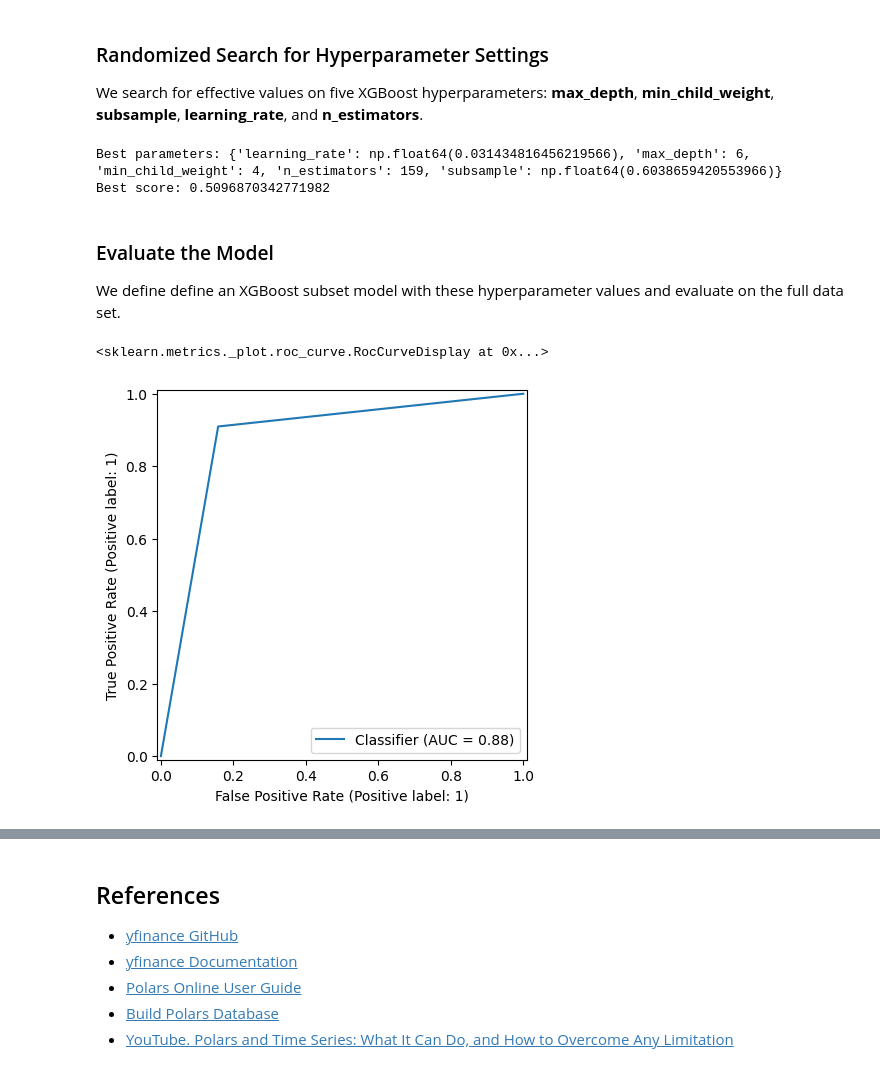
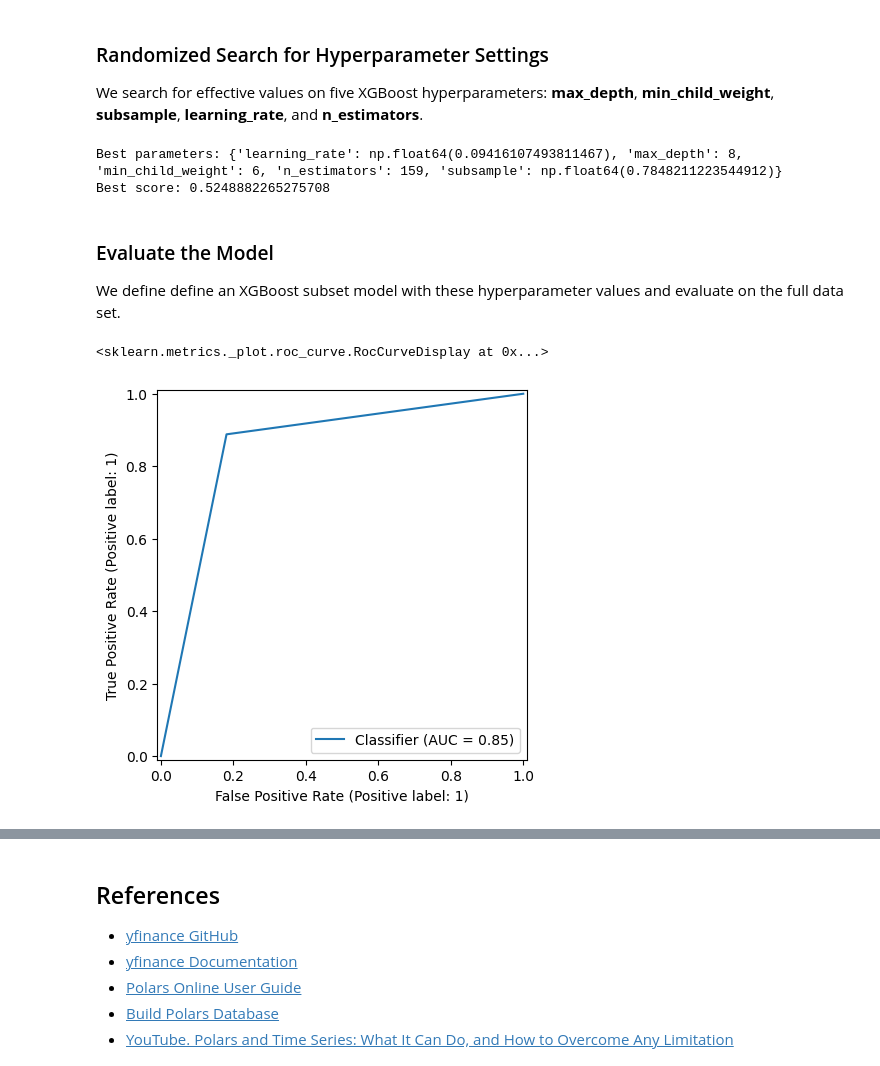
Before and after one commit to abhisuj/MSDS-451-Programming-Assignment1, a Jupyter notebook: 451_pa1_bitcoin_future.ipynb, the cells around one changed output, grey strips where cells are left out. Drawn from its saved outputs; the diff is of its cells as text; code cells hidden in the pictures.

```diff
--- a/451_pa1_bitcoin_future.ipynb
+++ b/451_pa1_bitcoin_future.ipynb
@@ -161,8 +164,8 @@ for lag in range(1, 4):
         pl.when(pl.col(delta_col) > 0).then(pl.col(delta_col)).otherwise(0).alias(gain_col),
         pl.when(pl.col(delta_col) < 0).then(-pl.col(delta_col)).otherwise(0).alias(loss_col)
     ]).with_columns([
-         pl.col(gain_col).ewm_mean(span=28, adjust=False).alias(gain_col),
-         pl.col(loss_col).ewm_mean(span=28, adjust=False).alias(loss_col)
+         pl.col(gain_col).ewm_mean(span=14, adjust=False).alias(gain_col),
+         pl.col(loss_col).ewm_mean(span=14, adjust=False).alias(loss_col)
     ]).with_columns([
         (pl.col(gain_col) / pl.col(loss_col)).alias(rs_col)
     ]).with_columns([
@@ -311,3 +314,18 @@ scaler = StandardScaler()
 X = scaler.fit_transform(np.array(X))
 # %% [output]
 Feature names correspond to Numpy array columns: ['CloseLag1', 'CloseLag2', 'CloseLag3', 'HMLLag1', 'HMLLag2', 'HMLLag3', 'OMCLag1', 'OMCLag2', 'OMCLag3', 'VolumeLag1', 'VolumeLag2', 'VolumeLag3', 'Cl ...
+# %%
+# Select Features for the Model, exclude current day price variables ... no "leakage"
+# note for moving averages, we have excluded the current day, and provide a 10-day gap
+# so these may be included in the set
+X = btc.drop(['Date', 'LogReturn', 'Target', 'Open', 'High', 'Low', 'Close', 'Volume', 'HML', 'OMC'])
+# Convert to numpy array before standardization
+X_np = np.array(X)
+featureNames = X.columns # Keep track of feature names before standardization
+
+# Standardize features
+scaler = StandardScaler()
+X_scaled = scaler.fit_transform(X_np)
+
+print("Feature names corresponding to standardized Numpy array columns:", featureNames)
+print("Shape of standardized features:", X_scaled.shape)
@@ -430,0 +412,19 @@ shape: (5, 7)
+# %%
+# Based on the AIC results (assuming the sorted output from cell aPpWKfnBWwTz),
+# select the indices of the features for the subset.
+# For example, if the best AIC had feature indices 2, 5, 8, 11, 14
+selected_feature_indices = [2, 5, 8, 11, 14, 16] # Replace with the actual indices from your AIC results
+
+# Select the subset of standardized features using the selected indices
+X_subset_scaled = X_scaled[:, selected_feature_indices]
+
+# Optional: print the names of the selected features
+selected_feature_names = [featureNames[i] for i in selected_feature_indices]
+print("Selected Features:", selected_feature_names)
+
+# You can also create a Polars DataFrame from the subset for easier viewing of values
+# X_subset_polars = pl.DataFrame(X_subset_scaled, schema=selected_feature_names)
+# print(X_subset_polars.head())
+
+# Use X_subset_scaled for subsequent model training and evaluation
+X = X_subset_scaled
@@ -558,26 +575,28 @@ random_search = RandomizedSearchCV(
     n_jobs=-1 # Use all available cores
 )
 
+# Use the standardized features X for randomized search
 random_search.fit(X, y)
 
 print("Best parameters:", random_search.best_params_)
 print("Best score:", random_search.best_score_)
 # %% [output]
-Best parameters: {'learning_rate': np.float64(0.031434816456219566), 'max_depth': 6, 'min_child_weight': 4, 'n_estimators': 159, 'subsample': np.float64(0.6038659420553966)}
-Best score: 0.5096870342771982
+Best parameters: {'learning_rate': np.float64(0.09416107493811467), 'max_depth': 8, 'min_child_weight': 6, 'n_estimators': 159, 'subsample': np.float64(0.7848211223544912)}
+Best score: 0.5248882265275708
 # %% [markdown]
 ### Evaluate the Model
 We define define an XGBoost subset model with these hyperparameter values and evaluate on the full data set.
 # %%
 # final model evaluation
 finalModel = XGBClassifier(objective='binary:logistic', eval_metric='logloss', random_state=2025,
-                          max_depth = 9, min_child_weight = 9, subsample = 0.50, learning_rate = 0.09, n_estimators = 273)
+                          max_depth = 9, min_child_weight = 9, subsample = 0.70, learning_rate = 0.06, n_estimators = 300)
 
+# Train the final model on the full standardized dataset
 finalModel.fit(X, y)
 ypred = finalModel.predict(X)
 RocCurveDisplay.from_predictions(y, ypred)
 # %% [output]
 <sklearn.metrics._plot.roc_curve.RocCurveDisplay at 0x...>
-[figure, old version]
+[figure, new version]
 # %%
 print("Confusion Matrix")
```
Also changed, not shown: parts of 19 cells of this notebook.
